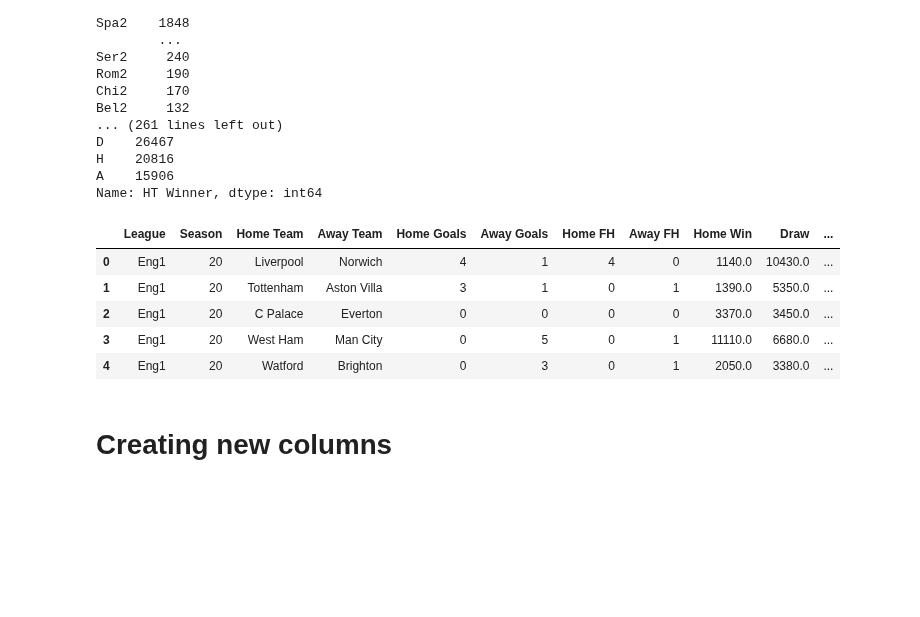
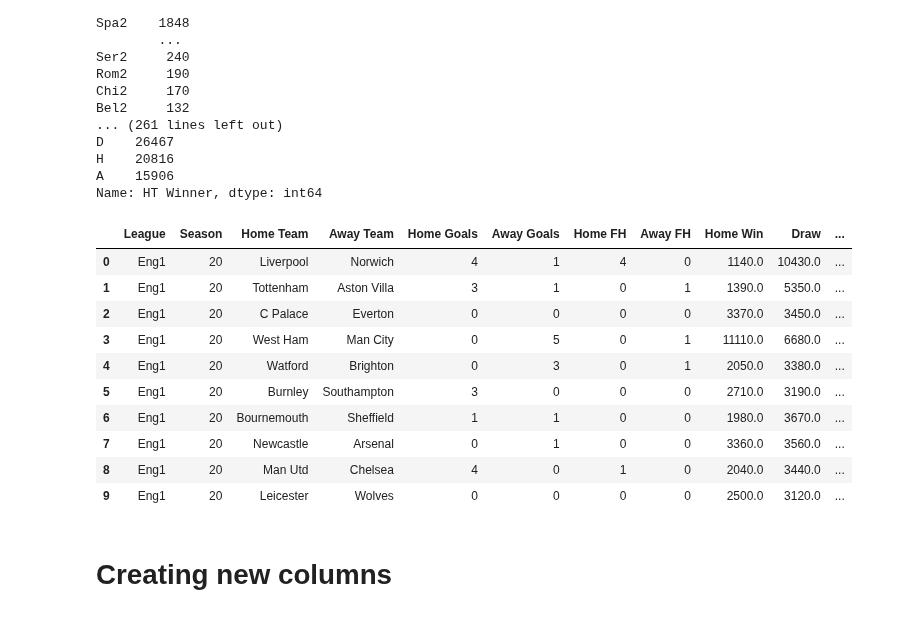
Before and after one commit to ShubhamGupta2505/Dataset-Analysis-Visualization, a Jupyter notebook: football-league-dataset-analysis.ipynb, the cells around one changed output. Saved outputs shown, nothing was run; the diff lists cells and outputs as text; code cells hidden in the pictures; blank space fills up the shorter version.

```diff
--- a/football-league-dataset-analysis.ipynb
+++ b/football-league-dataset-analysis.ipynb
@@ -146,14 +148,19 @@ H    20816
 A    15906
 Name: HT Winner, dtype: int64
 # %%
-df.head()
+df.head(10)
 # %% [output]
 |  | League | Season | Home Team | Away Team | Home Goals | Away Goals | Home FH | Away FH | Home Win | Draw | ... |
 | 0 | Eng1 | 20 | Liverpool | Norwich | 4 | 1 | 4 | 0 | 1140.0 | 10430.0 | ... |
 | 1 | Eng1 | 20 | Tottenham | Aston Villa | 3 | 1 | 0 | 1 | 1390.0 | 5350.0 | ... |
 | 2 | Eng1 | 20 | C Palace | Everton | 0 | 0 | 0 | 0 | 3370.0 | 3450.0 | ... |
 | 3 | Eng1 | 20 | West Ham | Man City | 0 | 5 | 0 | 1 | 11110.0 | 6680.0 | ... |
 | 4 | Eng1 | 20 | Watford | Brighton | 0 | 3 | 0 | 1 | 2050.0 | 3380.0 | ... |
+| 5 | Eng1 | 20 | Burnley | Southampton | 3 | 0 | 0 | 0 | 2710.0 | 3190.0 | ... |
+| 6 | Eng1 | 20 | Bournemouth | Sheffield | 1 | 1 | 0 | 0 | 1980.0 | 3670.0 | ... |
+| 7 | Eng1 | 20 | Newcastle | Arsenal | 0 | 1 | 0 | 0 | 3360.0 | 3560.0 | ... |
+| 8 | Eng1 | 20 | Man Utd | Chelsea | 4 | 0 | 1 | 0 | 2040.0 | 3440.0 | ... |
+| 9 | Eng1 | 20 | Leicester | Wolves | 0 | 0 | 0 | 0 | 2500.0 | 3120.0 | ... |
 # %% [markdown]
 # Creating new columns
 # %%
```
Also changed, not shown: parts of 5 cells of this notebook.
